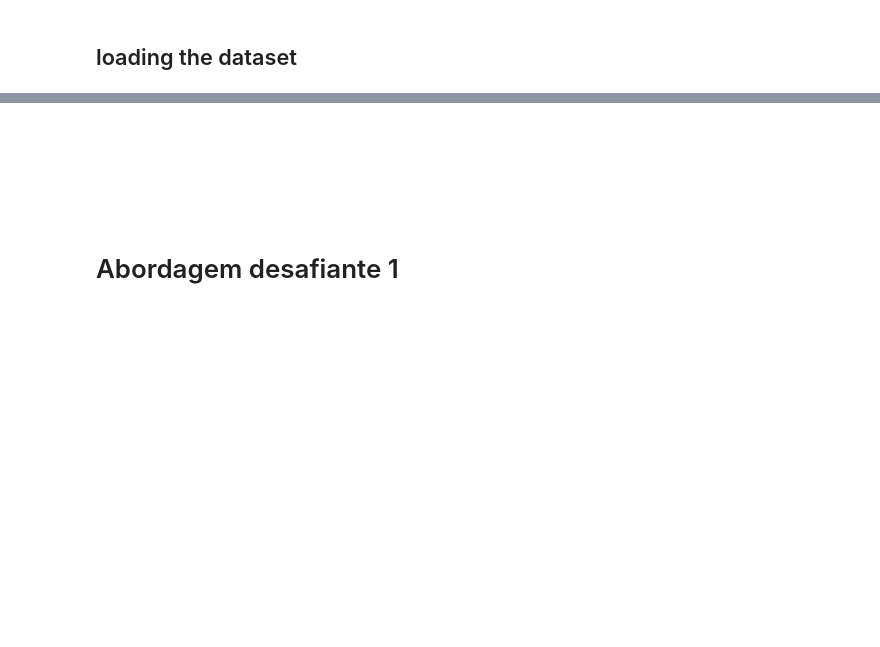
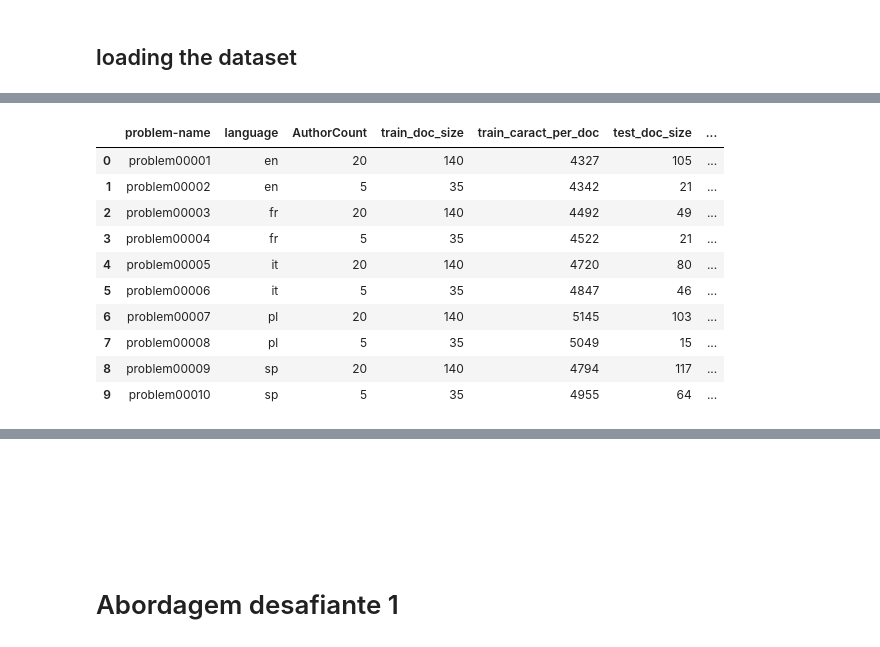
Before and after one commit to jeleandro/dataScienceNotebook, a Jupyter notebook: PAN_AA_2018-word.ipynb, the cells around one changed output, grey strips where cells are left out. Cells and saved outputs as stored; diff of their text form; code cells hidden in the pictures; blank space fills up the shorter version.

```diff
--- a/PAN_AA_2018-word.ipynb
+++ b/PAN_AA_2018-word.ipynb
@@ -427,0 +488,21 @@ Fitting 3 folds for each of 4 candidates, totalling 12 fits
+# %%
+df=pd.DataFrame(result)[['problem-name',
+                     "language",
+                     'AuthorCount',
+                     "train_doc_size","train_caract_per_doc",
+                     "test_doc_size", "test_caract_per_doc",
+                     'macro-f1','macro-precision','macro-recall' ,'micro-accuracy']]
+# %%
+df
+# %% [output]
+|  | problem-name | language | AuthorCount | train_doc_size | train_caract_per_doc | test_doc_size | ... |
+| 0 | problem00001 | en | 20 | 140 | 4327 | 105 | ... |
+| 1 | problem00002 | en | 5 | 35 | 4342 | 21 | ... |
+| 2 | problem00003 | fr | 20 | 140 | 4492 | 49 | ... |
+| 3 | problem00004 | fr | 5 | 35 | 4522 | 21 | ... |
+| 4 | problem00005 | it | 20 | 140 | 4720 | 80 | ... |
+| 5 | problem00006 | it | 5 | 35 | 4847 | 46 | ... |
+| 6 | problem00007 | pl | 20 | 140 | 5145 | 103 | ... |
+| 7 | problem00008 | pl | 5 | 35 | 5049 | 15 | ... |
+| 8 | problem00009 | sp | 20 | 140 | 4794 | 117 | ... |
+| 9 | problem00010 | sp | 5 | 35 | 4955 | 64 | ... |
```
Also changed, not shown: parts of 33 cells of this notebook, 13 other files.
